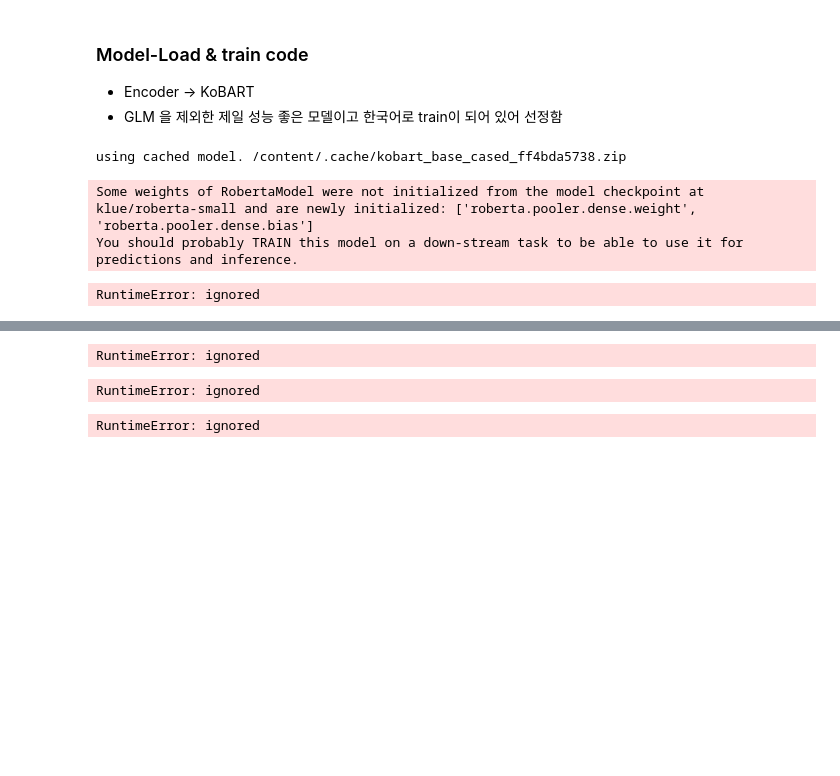
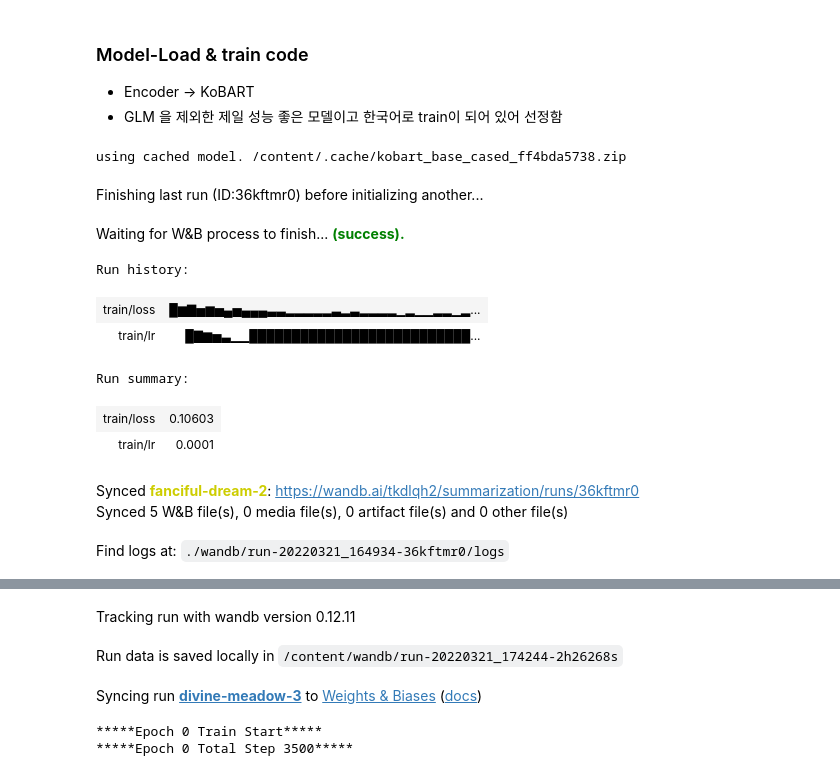
Before and after one commit to honeybeat1/Extractive_Text_Summarization, a Jupyter notebook: 4_NLG_문서요약/hyeong_jin/hyeong_jin.ipynb, the cells around one changed output, grey strips where cells are left out. Saved outputs shown, nothing was run; the diff lists cells and outputs as text; code cells hidden in the pictures; blank space fills up the shorter version.

Commit message:
complete making train code

```diff
--- a/4_NLG_문서요약/hyeong_jin/hyeong_jin.ipynb
+++ b/4_NLG_문서요약/hyeong_jin/hyeong_jin.ipynb
@@ -368,7 +400,5 @@ whole_dataset = CustomDataset(trimmed_data,tokenizer)
 
 train_set_num = 7000
 train_dataset , valid_dataset = random_split(whole_dataset, [train_set_num,len(trimmed_data)-train_set_num])
-train_dataloader = DataLoader(train_dataset, batch_size = 4, shuffle=True,collate_fn = custom_collate_fn)
-valid_dataloader =  DataLoader(valid_dataset, batch_size = 4, shuffle=False,collate_fn = custom_collate_fn)
+train_dataloader = DataLoader(train_dataset, batch_size = 2, shuffle=True,collate_fn = custom_collate_fn)
+valid_dataloader =  DataLoader(valid_dataset, batch_size = 2, shuffle=False,collate_fn = custom_collate_fn)
-# %%
-output = next(iter(train_dataloader))
@@ -509,7 +531,7 @@ class MarginRankingLoss():
 
     def __init__(self, margin, score=None, summary_score=None):
         super(MarginRankingLoss, self).__init__()
-        self._init_param_map(score=score, summary_score=summary_score)
+        # self._init_param_map(score=score, summary_score=summary_score)
         self.margin = margin
         self.loss_func = torch.nn.MarginRankingLoss(margin)
 
@@ -562,59 +584,88 @@ class rdass:
 - GLM 을 제외한 제일 성능 좋은 모델이고 한국어로 train이 되어 있어 선정함
 # %%
 model = BartModel.from_pretrained(get_pytorch_kobart_model())
-summary_model = MatchSum(encoder = model, candidate_num = 5, hidden_size=768) # hidden_size == vocab size?
+summary_model = MatchSum(encoder = model, candidate_num = 5,device = device, hidden_size=768)
 
-model_for_eval = AutoModel.from_pretrained("klue/roberta-small")
-tokenizer_for_eval = AutoTokenizer.from_pretrained("klue/roberta-small")
-metric = rdass(model_for_eval,device)
+# model_for_eval = AutoModel.from_pretrained("klue/roberta-small")
+# metric = rdass(model_for_eval,device)
 
 N_EPOCHS = 3
 optimizer = SGD(model.parameters(),lr =0.0001)
-scheduler = CosineAnnealingWarmRestarts(optimizer,T_0 = 1,T_mult = 1)
+scheduler = CosineAnnealingWarmRestarts(optimizer,T_0 = len(train_dataloader)//10,T_mult = 500)
+criterion = MarginRankingLoss(margin = 0.01)
 # %% [output]
 using cached model. /content/.cache/kobart_base_cased_ff4bda5738.zip
-Some weights of RobertaModel were not initialized from the model checkpoint at klue/roberta-small and are newly initialized: ['roberta.pooler.dense.weight', 'roberta.pooler.dense.bias']
-You should probably TRAIN this model on a down-stream task to be able to use it for predictions and inference.
 # %%
 model.to(device)
 summary_model.to(device)
+wandb.init(project='summarization', entity='tkdlqh2')
 
 for epoch in range(N_EPOCHS):
 
     print(f"*****Epoch {epoch} Train Start*****")
     print(f"*****Epoch {epoch} Total Step {len(train_dataloader)}*****")
     total_loss, batch_loss, batch_step = 0,0,0
+    model.train()
 
     for step, batch in enumerate(train_dataloader):
         batch_step+=1
-        print(batch["text_input_ids"].shape)
         text_input_ids = batch["text_input_ids"].to(device)
         label_input_ids = batch["labels_input_ids"].to(device)
 
         model.zero_grad()
         optimizer.zero_grad()
 
         # forward
         output = summary_model.forward(text_input_ids, label_input_ids,batch["sentence_input_ids"])
-        loss = MarginRankingLoss(output["score"],output["summary_score"])
+        loss = criterion.get_loss(score = output["score"],summary_score = output["summary_score"])
 
         # loss 계산
         loss.backward()
         # optimizer 업데이트
         optimizer.step()
         # scheduler 업데이트
         scheduler.step()
 
         batch_loss += loss.item()
         total_loss += loss.item()
 
-        rdass_loss = metric(text = text_input_ids,label=  label_input_ids, answer = output['golden_summary'])
-        if (step%500 == 0) and (step!=0):
+        learning_rate = optimizer.param_groups[0]['lr']
+        wandb.log({'train/lr':learning_rate,"train/loss":loss.item()})
+
+        if (step%50 == 0) and (step!=0):
             print(f"Step: {step} Loss: {batch_loss/batch_step:.4f} lr: {optimizer.param_groups[0]['lr']:.4f}")
             # 변수 초기화
             batch_loss, batch_step = 0,0
 
     print(f"Epoch {epoch} Total Mean Loss : {total_loss/(step+1):.4f}")
+
+    # with torch.no_grad():
+    #   print('**Calculating validation results...**')
+    #   total_metric, batch_step = 0,0
+    #   model.eval()
+    #   for step, batch in enumerate(train_dataloader):
+    #       batch_step+=1
+    #       text_input_ids = batch["text_input_ids"].to(device)
+    #       label_input_ids = batch["labels_input_ids"].to(device)
+
+    #       # forward
+    #       output = summary_model.forward(text_input_ids, label_input_ids,batch["sentence_input_ids"])
+    #       metric_val = metric(text_input_ids,label_input_ids,output["golden_summary"])
+
+    #       total_metric += metric_val.item()
+    # print(f"Epoch {epoch} Total Mean Score : {total_metric/(step+1):.4f}")
+
     print(f"*****Epoch {epoch} Train Finished*****\n")
+    torch.save(model.state_dict,f"/content/drive/MyDrive/NLP/kobart_model_{epoch}epoch.pth")
 # %% [output]
+Finishing last run (ID:36kftmr0) before initializing another...
+Waiting for W&B process to finish... (success).
-RuntimeError: ignored
+Run history:
+| train/loss | █▆▇▅▆▅▄▅▄▄▄▃▃▂▂▂▂▂▃▂▃▂▂▂▂▁▂▁▁▂▂▁▂... |
+| train/lr | █▇▆▅▃▁▁██████████████████████████... |
+Run summary:
+| train/loss | 0.10603 |
+| train/lr | 0.0001 |
+Synced fanciful-dream-2: https://wandb.ai/tkdlqh2/summarization/runs/36kftmr0
+Synced 5 W&B file(s), 0 media file(s), 0 artifact file(s) and 0 other file(s)
+Find logs at: ./wandb/run-20220321_164934-36kftmr0/logs
@@ -621,8 +673,5 @@ RuntimeError: ignored
+Tracking run with wandb version 0.12.11
+Run data is saved locally in /content/wandb/run-20220321_174244-2h26268s
+Syncing run divine-meadow-3 to Weights & Biases (docs)
+*****Epoch 0 Train Start*****
+*****Epoch 0 Total Step 3500*****
-# %%
-print(text_input_ids)
-# %% [output]
-RuntimeError: ignored
-# %%
-tokenizer.decode(text_input_ids)
-# %% [output]
-RuntimeError: ignored
@@ -632,4 +677,0 @@ input_mask = ~(text_input_ids == pad_id)
-# %%
-out = model.forward(text_input_ids)
-# %% [output]
-RuntimeError: ignored
```
Also changed, not shown: parts of 18 cells of this notebook.
